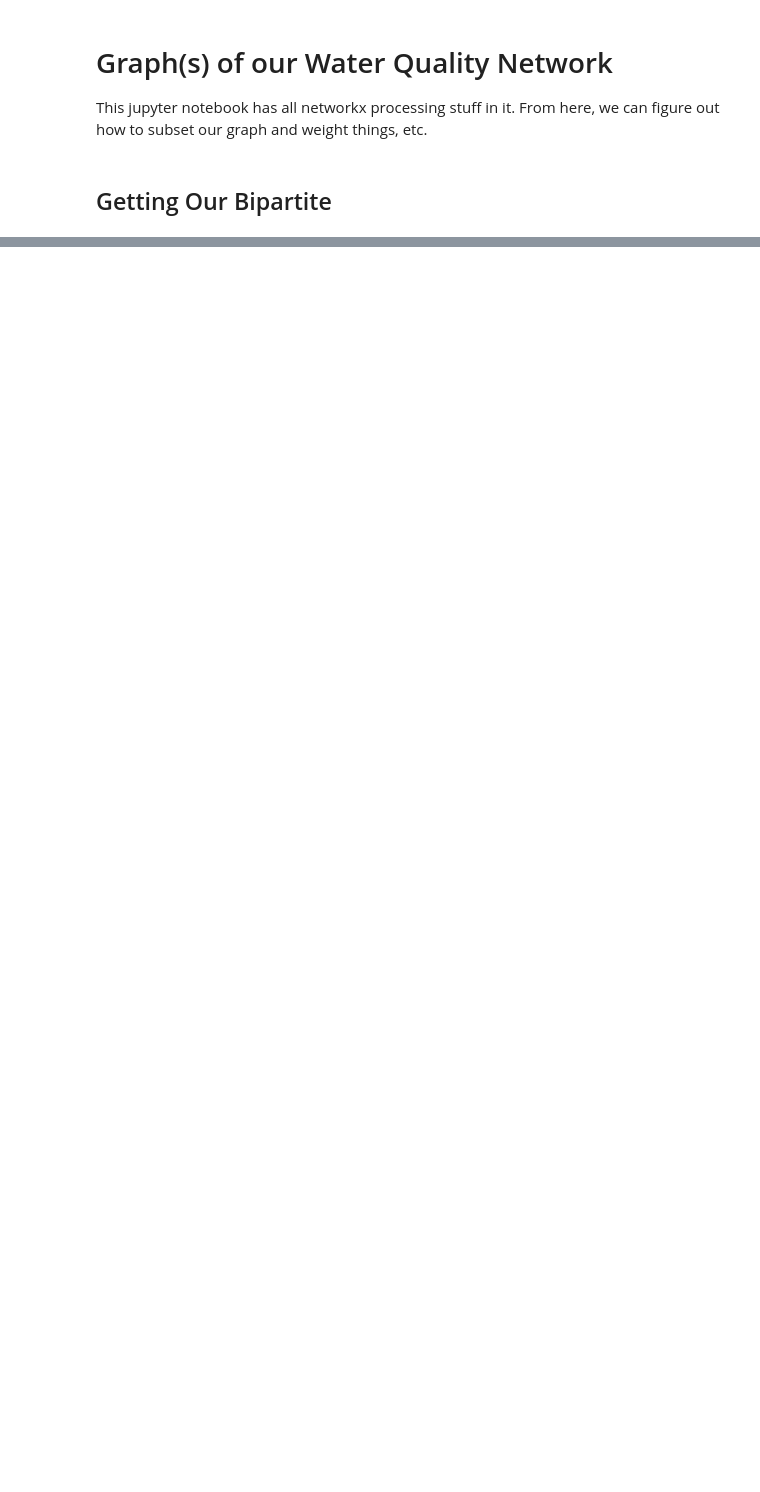
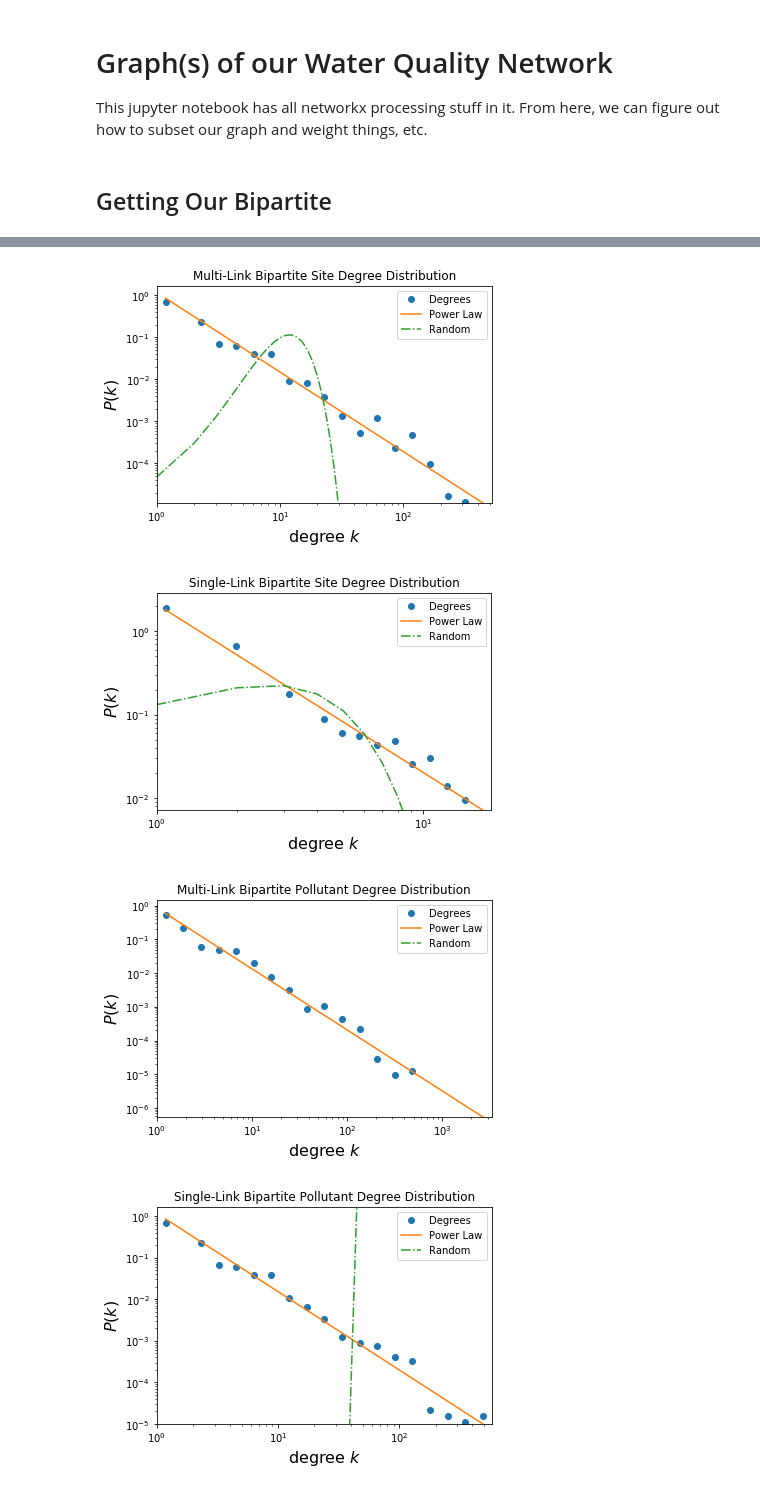
Before and after one commit to afly6899/Network_Science_Project, a Jupyter notebook: Graphing the Networks.ipynb, the cells around one changed output, grey strips where cells are left out. Saved outputs shown, nothing was run; the diff lists cells and outputs as text; code cells hidden in the pictures; blank space fills up the shorter version.

```diff
--- a/Graphing the Networks.ipynb
+++ b/Graphing the Networks.ipynb
@@ -666,0 +19,6 @@ plt.show()
+# %%
+sites, pollutants = fcns.get_bipartite_sets(site_pollutant_graph)
+# %%
+sp_single_graph = fcns.multi_to_single_graph_bipartite(site_pollutant_graph)
+# %%
+site_graph, pollutant_graph = fcns.get_projections(sp_single_graph, sites, pollutants)
@@ -666,0 +69,8 @@ plt.show()
+# %%
+import operator as op
+from functools import reduce
+def nCr(n, r):
+    r = min(r, n-r)
+    numer = reduce(op.mul, range(n, n-r, -1), 1)
+    denom = reduce(op.mul, range(1, r+1), 1)
+    return numer//denom
@@ -666,0 +142,12 @@ plt.show()
+# %%
+plot_loglog(site_pollutant_graph, "Multi-Link Bipartite Site", sites)
+plot_loglog(sp_single_graph, "Single-Link Bipartite Site", sites)
+plot_loglog(site_pollutant_graph, "Multi-Link Bipartite Pollutant", pollutants)
+plot_loglog(sp_single_graph, "Single-Link Bipartite Pollutant", pollutants)
+plot_loglog(site_graph, "Site Projection")
+plot_loglog(pollutant_graph, "Pollutant Projection")
+# %% [output]
+[figure, added]
+[figure, added]
+[figure, added]
+[figure, added]
```
Also changed, not shown: parts of 107 cells of this notebook, 3 other files.
